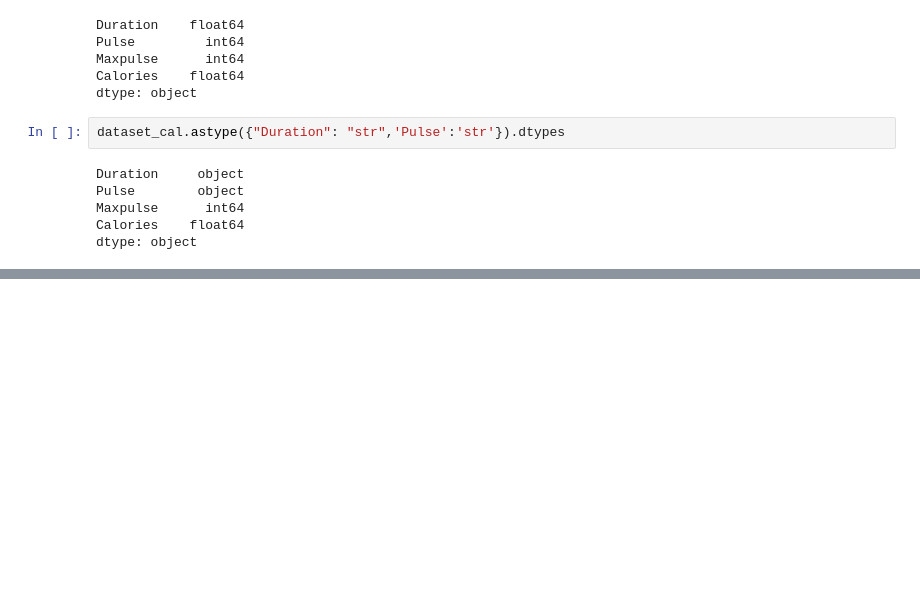
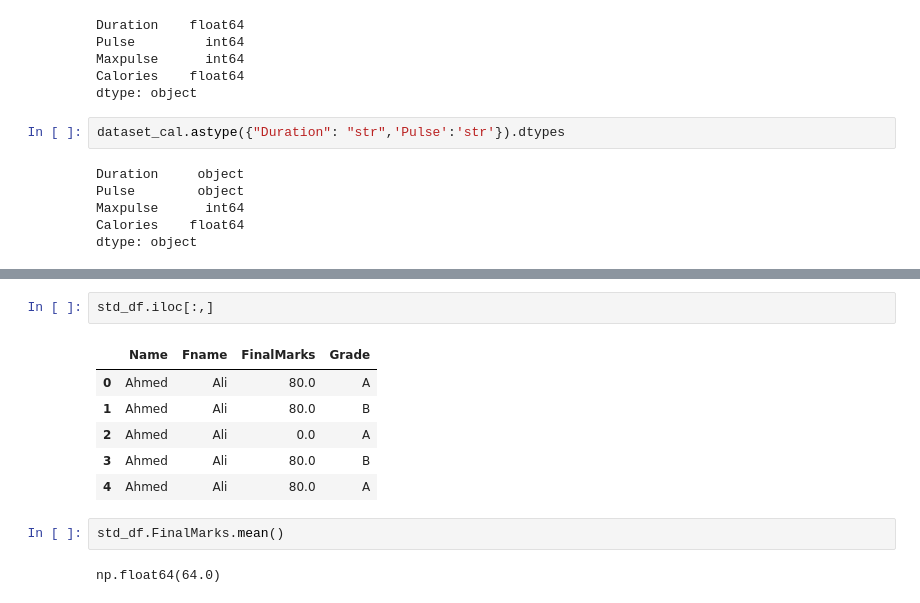
Before and after one commit to memonY49/SMIT-02-2025-AI-Data-Science-Yasir-B, a Jupyter notebook: Pandas_practice.ipynb, the cells around one changed output, grey strips where cells are left out. Cells and saved outputs as stored; diff of their text form; blank space fills up the shorter version.

```diff
--- a/Pandas_practice.ipynb
+++ b/Pandas_practice.ipynb
@@ -199,0 +286,13 @@ dtype: object
+# %%
+std_df.iloc[:,]
+# %% [output]
+|  | Name | Fname | FinalMarks | Grade |
+| 0 | Ahmed | Ali | 80.0 | A |
+| 1 | Ahmed | Ali | 80.0 | B |
+| 2 | Ahmed | Ali | 0.0 | A |
+| 3 | Ahmed | Ali | 80.0 | B |
+| 4 | Ahmed | Ali | 80.0 | A |
+# %%
+std_df.FinalMarks.mean()
+# %% [output]
+np.float64(64.0)
```
Also changed, not shown: parts of 32 cells of this notebook, 2 other files.
